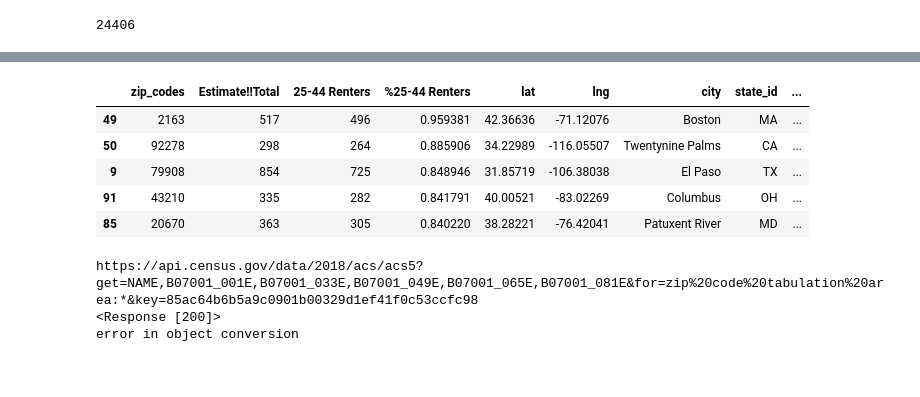
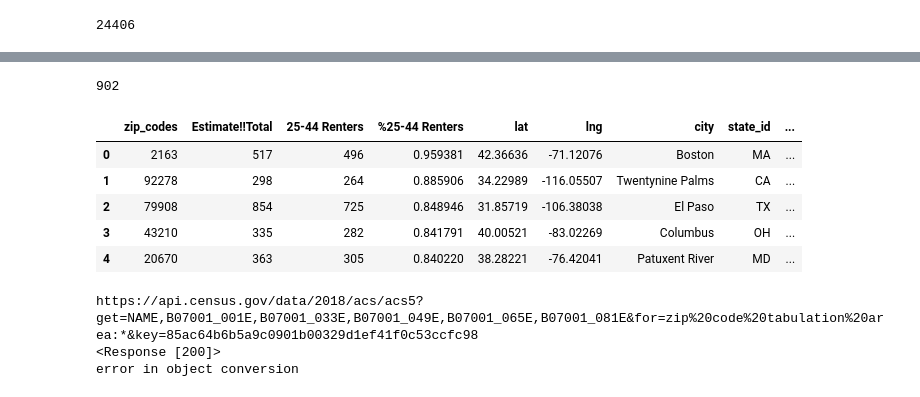
Before and after one commit to woodfin8/amac, a Jupyter notebook: code.ipynb, the cells around one changed output, grey strips where cells are left out. Cells and saved outputs as stored; diff of their text form; code cells hidden in the pictures.

Commit message:
index reset for csv files

```diff
--- a/code.ipynb
+++ b/code.ipynb
@@ -643,15 +643,20 @@ owner_final.drop(owner_final.columns[3:24], axis = 1, inplace = True)
 owner_final.drop(owner_final.columns[[1,5]], axis = 1, inplace = True)
 # %%
 owner_final.sort_values(by=['%25-44 Renters'], inplace=True, ascending=False)
-# %%
-owner_final.head()
-# %% [output]
-|  | zip_codes | Estimate!!Total | 25-44 Renters | %25-44 Renters | lat | lng | city | state_id | ... |
-| 49 | 2163 | 517 | 496 | 0.959381 | 42.36636 | -71.12076 | Boston | MA | ... |
-| 50 | 92278 | 298 | 264 | 0.885906 | 34.22989 | -116.05507 | Twentynine Palms | CA | ... |
-| 9 | 79908 | 854 | 725 | 0.848946 | 31.85719 | -106.38038 | El Paso | TX | ... |
-| 91 | 43210 | 335 | 282 | 0.841791 | 40.00521 | -83.02269 | Columbus | OH | ... |
-| 85 | 20670 | 363 | 305 | 0.840220 | 38.28221 | -76.42041 | Patuxent River | MD | ... |
+# %%
+len(owner_final)
+# %% [output]
+902
+# %%
+owner_final.reset_index(inplace=True, drop=True)
+owner_final.head()
+# %% [output]
+|  | zip_codes | Estimate!!Total | 25-44 Renters | %25-44 Renters | lat | lng | city | state_id | ... |
+| 0 | 2163 | 517 | 496 | 0.959381 | 42.36636 | -71.12076 | Boston | MA | ... |
+| 1 | 92278 | 298 | 264 | 0.885906 | 34.22989 | -116.05507 | Twentynine Palms | CA | ... |
+| 2 | 79908 | 854 | 725 | 0.848946 | 31.85719 | -106.38038 | El Paso | TX | ... |
+| 3 | 43210 | 335 | 282 | 0.841791 | 40.00521 | -83.02269 | Columbus | OH | ... |
+| 4 | 20670 | 363 | 305 | 0.840220 | 38.28221 | -76.42041 | Patuxent River | MD | ... |
 # %%
 #save owner_final to csv
 owner_final.to_csv('data/owner_final.csv')
```
Also changed, not shown: parts of 3 cells of this notebook, 3 other files.
